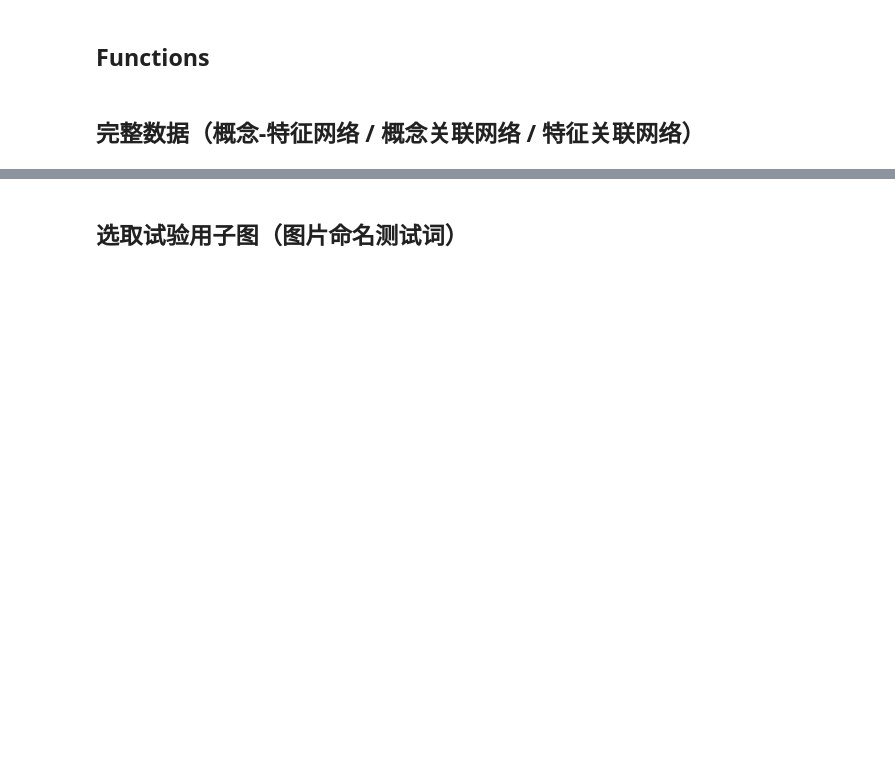
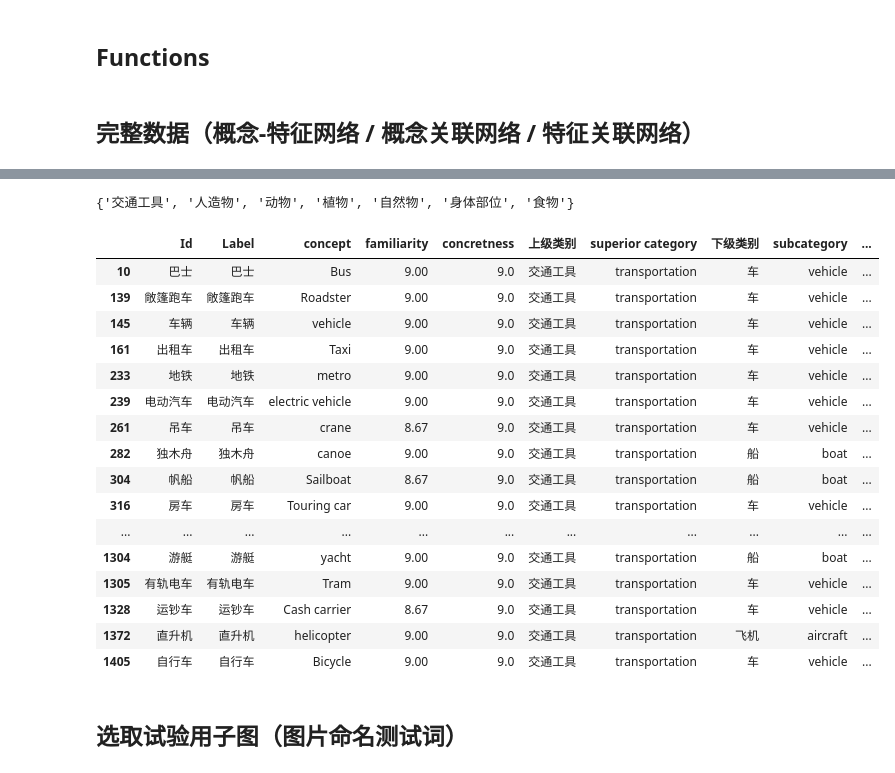
Before and after one commit to JoseZhangSH/SemanticNetwork_DataAnalysis, a Jupyter notebook: data/Data Processing.ipynb, the cells around one changed output, grey strips where cells are left out. Drawn from its saved outputs; the diff is of its cells as text; code cells hidden in the pictures; blank space fills up the shorter version.

```diff
--- a/data/Data Processing.ipynb
+++ b/data/Data Processing.ipynb
@@ -149,0 +206,24 @@ df_complete.to_csv('01_Processed Data/Complete-Data.csv',index=False)
+# %%
+get_children(df_concept_info, '上级类别')
+# %% [output]
+{'交通工具', '人造物', '动物', '植物', '自然物', '身体部位', '食物'}
+# %%
+df_concept_info[df_concept_info['上级类别']=='交通工具']
+# %% [output]
+|  | Id | Label | concept | familiarity | concretness | 上级类别 | superior category | 下级类别 | subcategory | ... |
+| 10 | 巴士 | 巴士 | Bus | 9.00 | 9.0 | 交通工具 | transportation | 车 | vehicle | ... |
+| 139 | 敞篷跑车 | 敞篷跑车 | Roadster | 9.00 | 9.0 | 交通工具 | transportation | 车 | vehicle | ... |
+| 145 | 车辆 | 车辆 | vehicle | 9.00 | 9.0 | 交通工具 | transportation | 车 | vehicle | ... |
+| 161 | 出租车 | 出租车 | Taxi | 9.00 | 9.0 | 交通工具 | transportation | 车 | vehicle | ... |
+| 233 | 地铁 | 地铁 | metro | 9.00 | 9.0 | 交通工具 | transportation | 车 | vehicle | ... |
+| 239 | 电动汽车 | 电动汽车 | electric vehicle | 9.00 | 9.0 | 交通工具 | transportation | 车 | vehicle | ... |
+| 261 | 吊车 | 吊车 | crane | 8.67 | 9.0 | 交通工具 | transportation | 车 | vehicle | ... |
+| 282 | 独木舟 | 独木舟 | canoe | 9.00 | 9.0 | 交通工具 | transportation | 船 | boat | ... |
+| 304 | 帆船 | 帆船 | Sailboat | 8.67 | 9.0 | 交通工具 | transportation | 船 | boat | ... |
+| 316 | 房车 | 房车 | Touring car | 9.00 | 9.0 | 交通工具 | transportation | 车 | vehicle | ... |
+| ... | ... | ... | ... | ... | ... | ... | ... | ... | ... | ... |
+| 1304 | 游艇 | 游艇 | yacht | 9.00 | 9.0 | 交通工具 | transportation | 船 | boat | ... |
+| 1305 | 有轨电车 | 有轨电车 | Tram | 9.00 | 9.0 | 交通工具 | transportation | 车 | vehicle | ... |
+| 1328 | 运钞车 | 运钞车 | Cash carrier | 8.67 | 9.0 | 交通工具 | transportation | 车 | vehicle | ... |
+| 1372 | 直升机 | 直升机 | helicopter | 9.00 | 9.0 | 交通工具 | transportation | 飞机 | aircraft | ... |
+| 1405 | 自行车 | 自行车 | Bicycle | 9.00 | 9.0 | 交通工具 | transportation | 车 | vehicle | ... |
```
Also changed, not shown: parts of 17 cells of this notebook, 3 other files.
